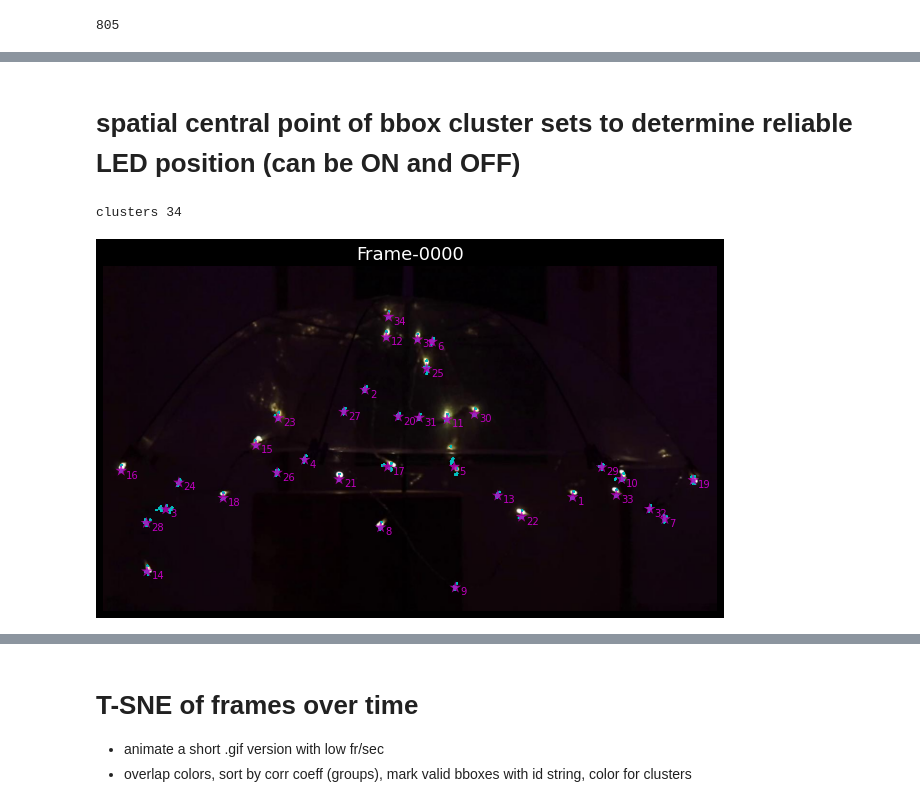
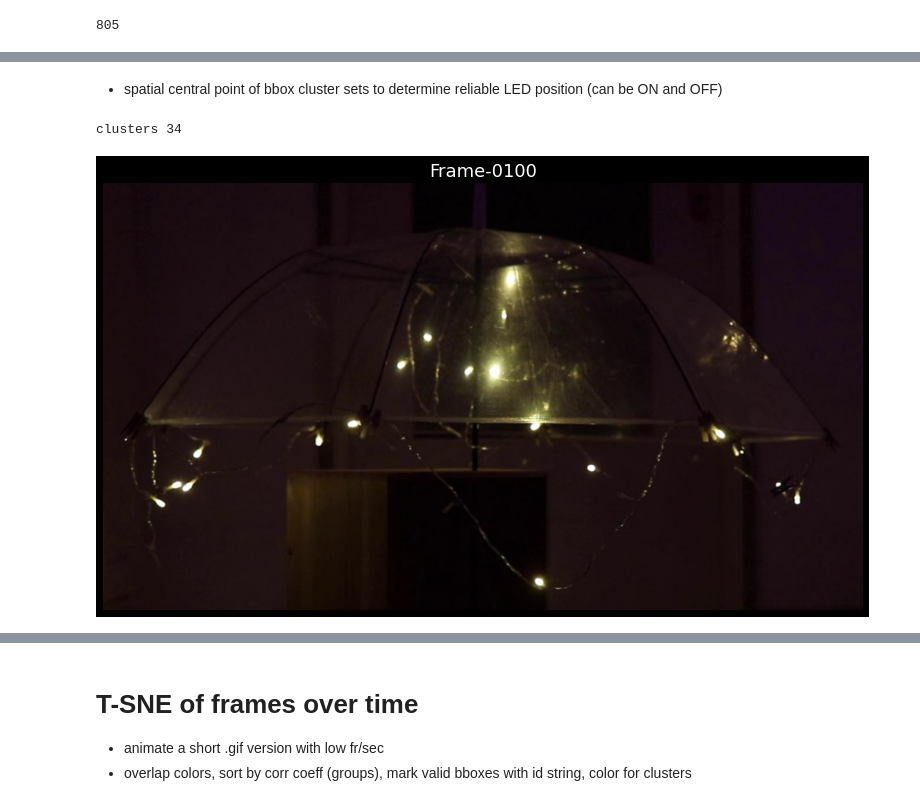
Before and after one commit to mikehemberger/totems, a Jupyter notebook: prototype-v1-mvi-7423-annotated.ipynb, the cells around one changed output, grey strips where cells are left out. Saved outputs shown, nothing was run; the diff lists cells and outputs as text; code cells hidden in the pictures.

```diff
--- a/prototype-v1-mvi-7423-annotated.ipynb
+++ b/prototype-v1-mvi-7423-annotated.ipynb
@@ -157,5 +157,5 @@ for idx, annot in enumerate(annots):
                     y2 = int(max(y_values) * im_height)
                 d.update({filenames[idx].split(".jpg")[0] + "_" + str(nth): np.array([[x1, x2],[y1, y2]])})
 # %% [markdown]
-# spatial central point of bbox cluster sets to determine reliable LED position (can be ON and OFF)
+- spatial central point of bbox cluster sets to determine reliable LED position (can be ON and OFF)
 # %%
@@ -191,23 +186,22 @@ print("clusters", max(assignments))
 # %% [output]
 clusters 34
 # %%
-pixshiftx = 10
-pixshifty = 15
+pixshiftx = 5
+pixshifty = 5
 
 plt.figure(figsize=(11,11))
-plt.title("Frame-0000")
-plt.imshow(Image.open(df.loc[0,"ori_filepath"]))
+plt.title("Frame-0100")
+plt.imshow(Image.open(df.loc[100,"ori_filepath"]))
 plt.axis("off")
-plt.savefig("./data/data-prototype/dataset_v1/Frame-0000-RAW.jpg", dpi=300)
 
-plt.scatter(means_[:,0], means_[:,1], color="c", alpha=.75, marker=".", edgecolors="none", s=15)
-plt.scatter(centers[:,0], centers[:,1], color="m", alpha=.8, marker="*", edgecolors="none", s=150)
+# plt.scatter(means_[:,0], means_[:,1], color="c", alpha=.75, marker=".", edgecolors="none", s=15)
+# plt.scatter(centers[:,0], centers[:,1], color="m", alpha=.8, marker="*", edgecolors="none", s=150)
 
-labels = list(map(str, range(1, len(centers) + 1)))
-for i in range(len(centers)):
-    plt.text(centers[i,0] + pixshiftx, centers[i,1] + pixshifty, labels[i], fontdict={"fontsize" : 10, "color" : "m"})
+# labels = list(map(str, range(1, len(centers) + 1)))
+# for i in range(len(centers)):
+#     plt.text(centers[i,0] + pixshiftx, centers[i,1] + pixshifty, labels[i], fontdict={"fontsize" : 17, "color" : "m"})
 
 plt.tight_layout()
-plt.savefig("./data/data-prototype/dataset_v1/Frame-0000-Illustration.jpg", dpi=300)
+plt.savefig("./data/data-prototype/dataset_v1/Frame-0100-Illustration_.jpg", dpi=300)
 # %% [output]
-[figure, old version]
+[figure, new version]
```
Also changed, not shown: parts of 33 cells of this notebook, 9 other files.
